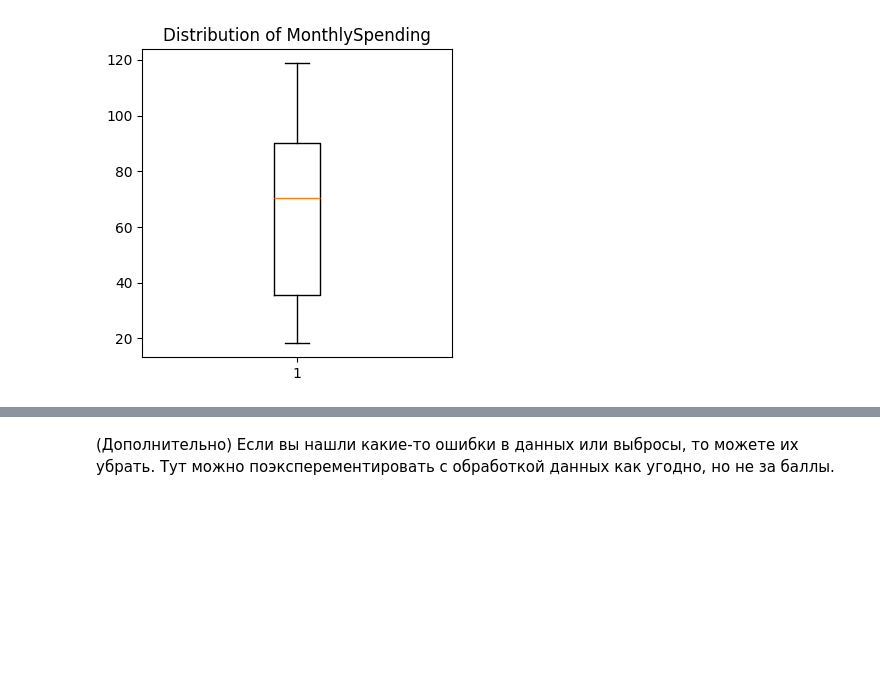
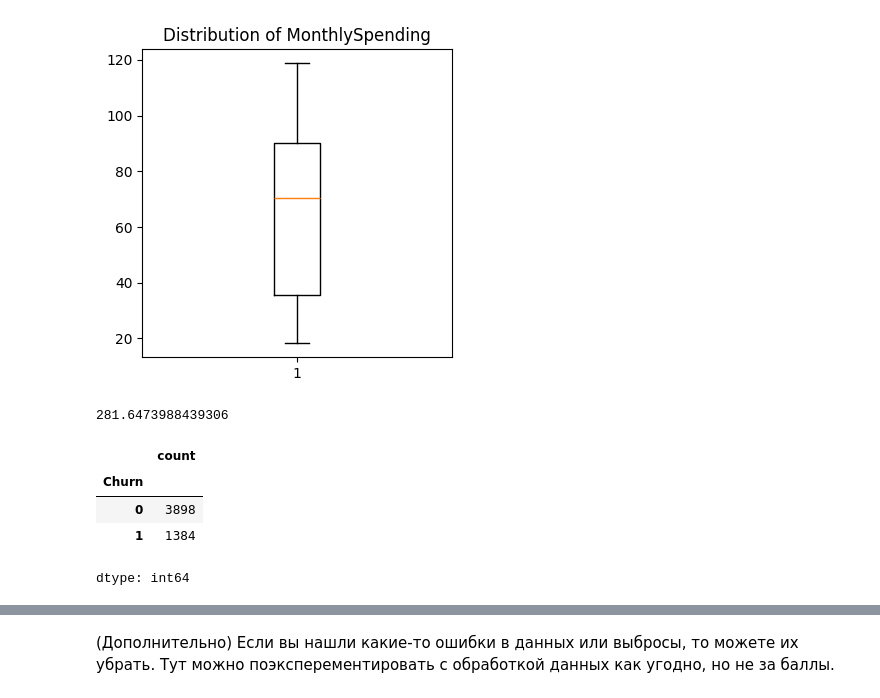
Before and after one commit to AlisaEee/ML, a Jupyter notebook: week_03_composition_model_selection/Homework/hw_3_kaggle.ipynb, the cells around one changed output, grey strips where cells are left out. Drawn from its saved outputs; the diff is of its cells as text; code cells hidden in the pictures; blank space fills up the shorter version.

```diff
--- a/week_03_composition_model_selection/Homework/hw_3_kaggle.ipynb
+++ b/week_03_composition_model_selection/Homework/hw_3_kaggle.ipynb
@@ -238,3 +245,15 @@ for feature in ['ClientPeriod','MonthlySpending']:
 # %% [output]
 [figure]
 [figure]
+# %%
+data[target_col].value_counts()[0]/data[target_col].value_counts()[1]*100 # disbalance
+# %% [output]
+281.6473988439306
+# %%
+data[target_col].value_counts()
+# %% [output]
+|  | count |
+| Churn |  |
+| 0 | 3898 |
+| 1 | 1384 |
+dtype: int64
```
Also changed, not shown: parts of 2 cells of this notebook.
